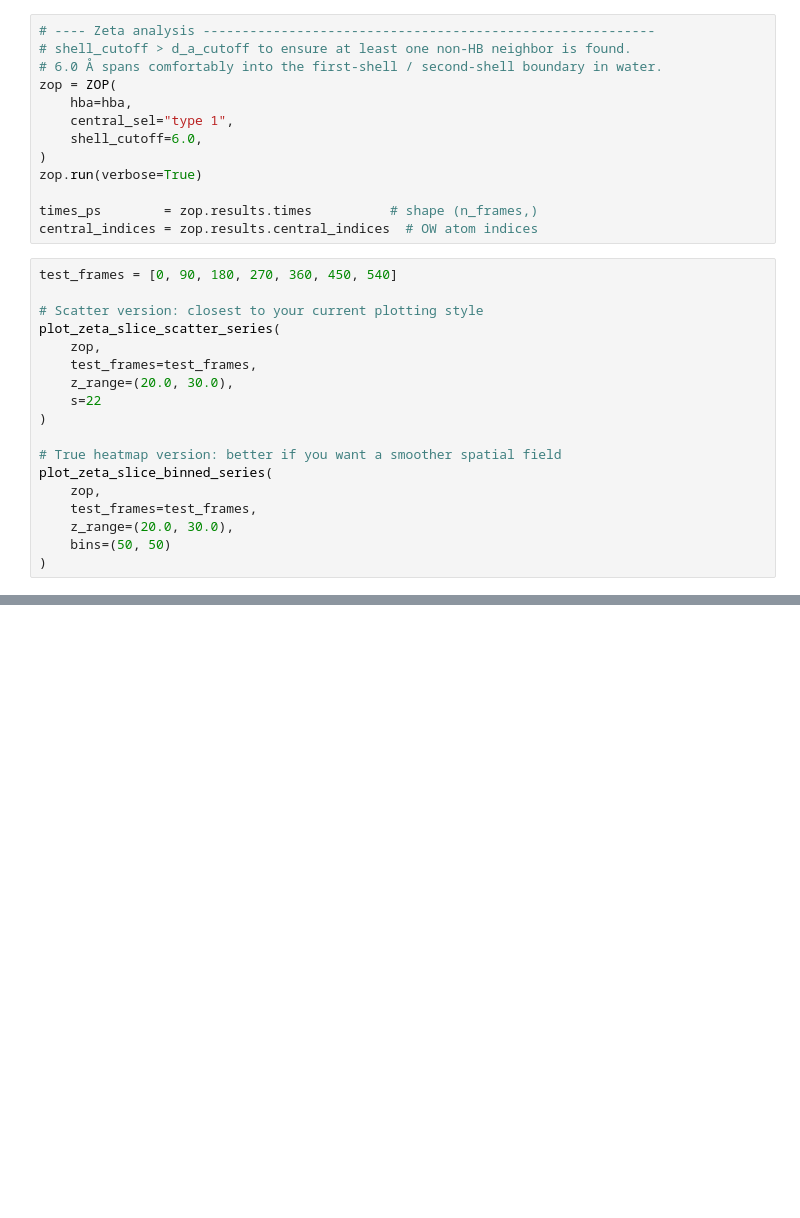
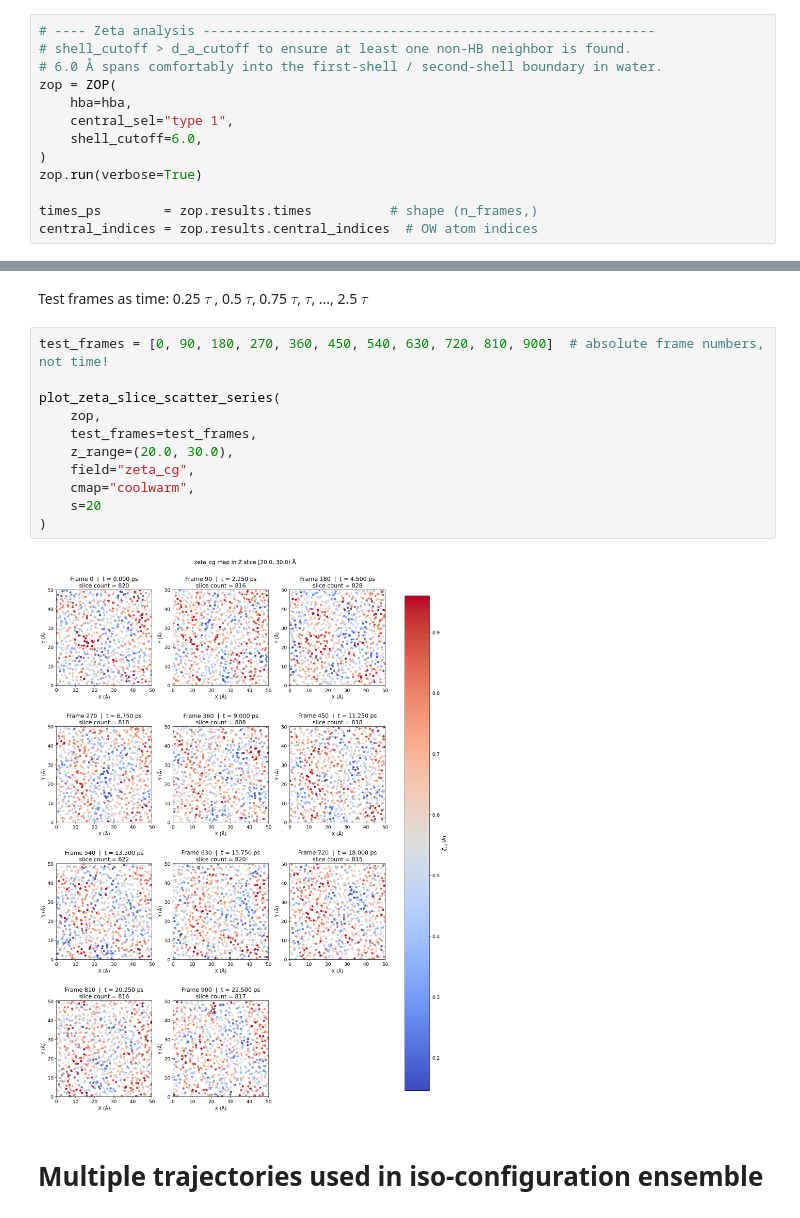
Before and after one commit to JamesHuoyu/SupercooledWater, a Jupyter notebook: notebooks/zeta_pipeline.ipynb, the cells around one changed output, grey strips where cells are left out. Drawn from its saved outputs; the diff is of its cells as text; blank space fills up the shorter version.

Commit message:
add the plot of zeta_cg and ice-avg propensity

```diff
--- a/notebooks/zeta_pipeline.ipynb
+++ b/notebooks/zeta_pipeline.ipynb
@@ -305,21 +128,3 @@ zop.run(verbose=True)
 
 times_ps        = zop.results.times          # shape (n_frames,)
 central_indices = zop.results.central_indices  # OW atom indices
-# %%
-test_frames = [0, 90, 180, 270, 360, 450, 540]
-
-# Scatter version: closest to your current plotting style
-plot_zeta_slice_scatter_series(
-    zop,
-    test_frames=test_frames,
-    z_range=(20.0, 30.0),
-    s=22
-)
-
-# True heatmap version: better if you want a smoother spatial field
-plot_zeta_slice_binned_series(
-    zop,
-    test_frames=test_frames,
-    z_range=(20.0, 30.0),
-    bins=(50, 50)
-)
@@ -329,3 +294,20 @@ plot_zeta_slice_binned_series(
+# %% [markdown]
+ Test frames as time: 0.25 $\tau$ , 0.5 $\tau$, 0.75 $\tau$, $\tau$, ..., 2.5 $\tau$
+# %%
+test_frames = [0, 90, 180, 270, 360, 450, 540, 630, 720, 810, 900]  # absolute frame numbers, not time!
+
+plot_zeta_slice_scatter_series(
+    zop,
+    test_frames=test_frames,
+    z_range=(20.0, 30.0),
+    field="zeta_cg",
+    cmap="coolwarm",
+    s=20
+)
+# %% [output]
+[figure, added]
+# %% [markdown]
+# Multiple trajectories used in iso-configuration ensemble
 # %%
 def compute_propensity_3d_from_ensemble(
     traj_positions,   # shape: (n_traj, n_frames, N, 3)
```
Also changed, not shown: parts of 16 cells of this notebook.
